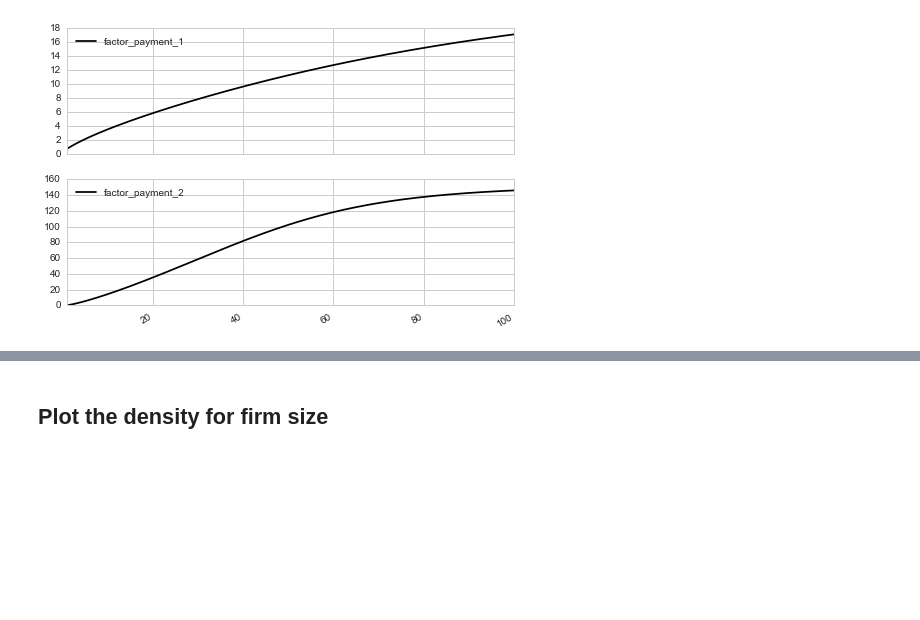
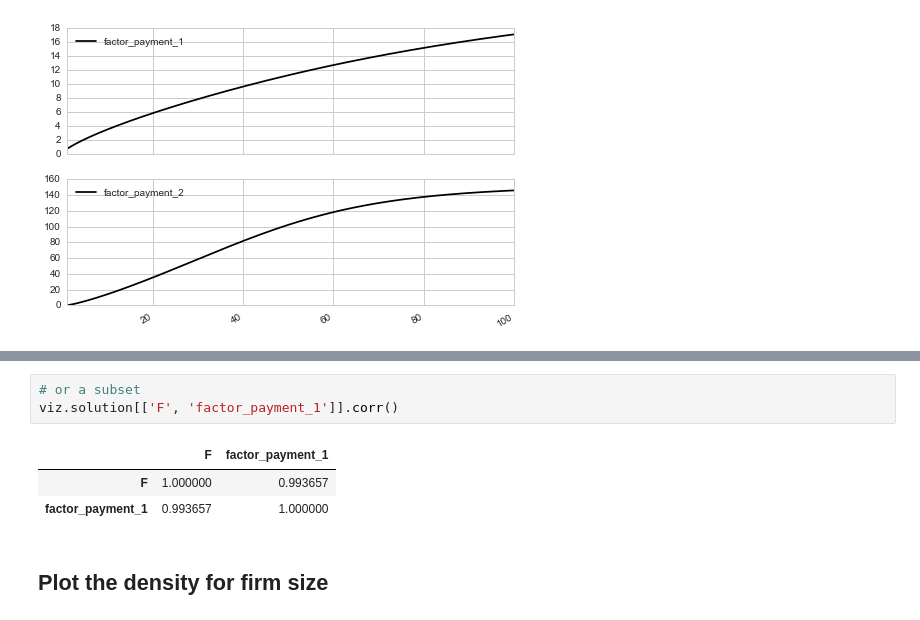
Before and after one commit to davidrpugh/assortative-matching, a Jupyter notebook: examples/positive-assortative-matching.ipynb, the cells around one changed output, grey strips where cells are left out. Saved outputs shown, nothing was run; the diff lists cells and outputs as text; blank space fills up the shorter version.

```diff
--- a/examples/positive-assortative-matching.ipynb
+++ b/examples/positive-assortative-matching.ipynb
@@ -162,3 +199,10 @@ plt.show()
+# %%
+# or a subset
+viz.solution[['F', 'factor_payment_1']].corr()
+# %% [output]
+|  | F | factor_payment_1 |
+| F | 1.000000 | 0.993657 |
+| factor_payment_1 | 0.993657 | 1.000000 |
 # %% [markdown]
 ## Plot the density for firm size
 # %% [markdown]
```
Also changed, not shown: parts of 3 cells of this notebook.
